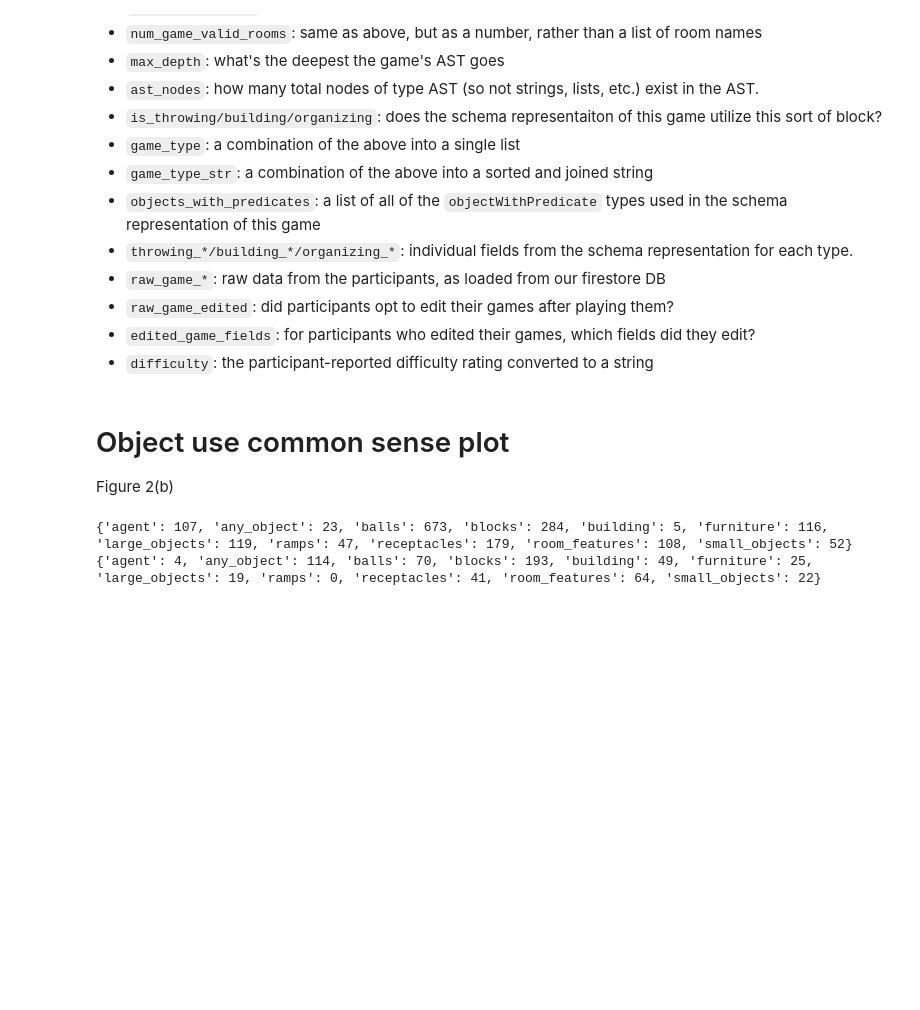
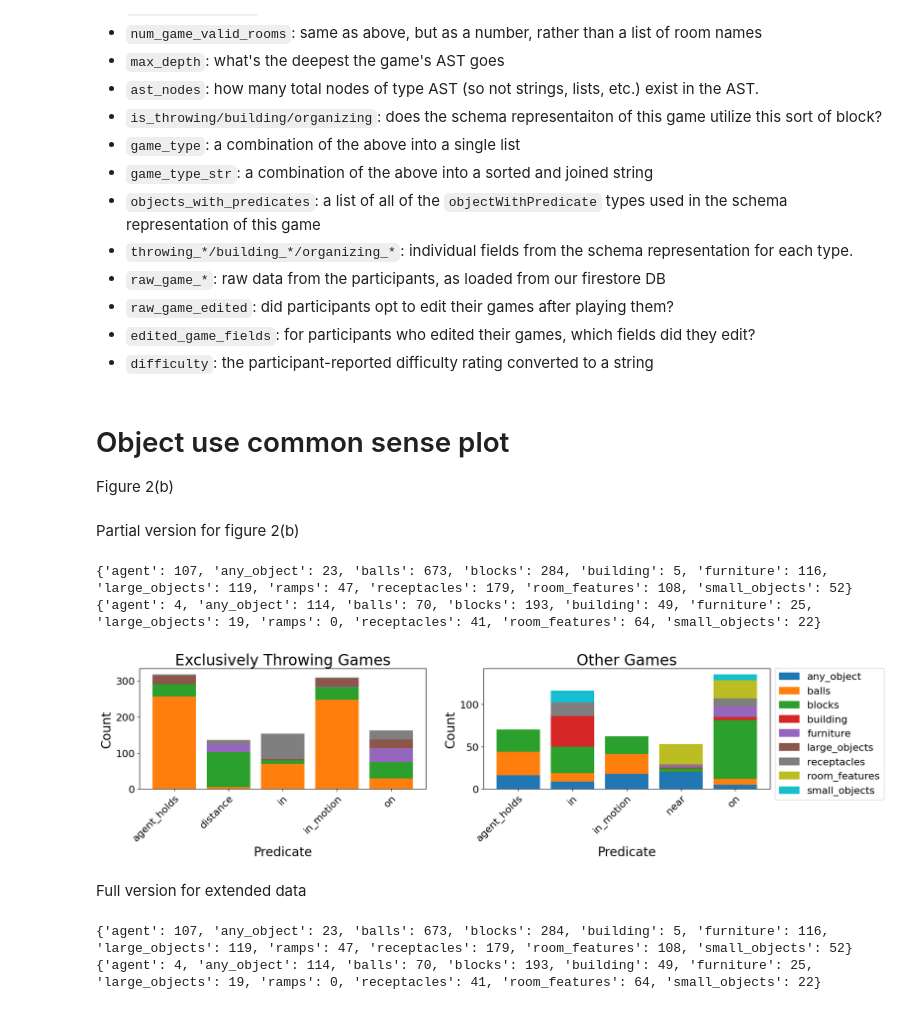
Before and after one commit to guydav/goals-as-reward-producing-programs, a Jupyter notebook: reproduction_notebooks/behavioral_analyses.ipynb, the cells around one changed output. Saved outputs shown, nothing was run; the diff lists cells and outputs as text; code cells hidden in the pictures; blank space fills up the shorter version.

```diff
--- a/reproduction_notebooks/behavioral_analyses.ipynb
+++ b/reproduction_notebooks/behavioral_analyses.ipynb
@@ -534,6 +534,7 @@ def single_ax_bar_chart_from_results(results_by_key, *,
     inner_key_order=None, outer_key_order=None, inner_keys_to_skip=None, outer_keys_to_skip=None,
     normalize_columns=False, vertical_bar_labels=False,
     label_join_str=' +\n', color_dict=None, min_column_count_to_plot=None, min_category_count_to_plot=None,
+    legend_entries_to_skip=None,
     save_path=None, print_save_latex=False):
 
     if outer_keys_to_skip is None:
@@ -544,6 +545,9 @@ def single_ax_bar_chart_from_results(results_by_key, *,
 
     if outer_key_order is None:
         outer_key_order = sorted(results_by_key.keys())
+
+    if legend_entries_to_skip is None:
+        legend_entries_to_skip = []
 
     outer_key_order = [key for key in outer_key_order if key not in outer_keys_to_skip]
 
@@ -611,6 +615,7 @@ def single_ax_bar_chart_from_results(results_by_key, *,
             legend_handles = [
                 mpl.patches.Patch(color=color_dict[outer_key], edgecolor=color_dict[outer_key], label=outer_key)
                 for outer_key in color_dict.keys()
+                if outer_key not in legend_entries_to_skip
             ]
             ax.legend(handles=legend_handles, bbox_to_anchor=legend_bbox_to_anchor, loc=legend_loc, prop=dict(size=ax_tick_fontsize))
 
@@ -845,6 +850,65 @@ MINIMAL_OBJECT_CATEGORY_TO_COLOR = {
     obj_category: minimal_object_colormap(i - 1) if i > 0 else (0, 0, 0, 1)
     for i, obj_category in enumerate(MINIMAL_CATEGORIES)
 }
+# %% [markdown]
+Partial version for figure 2(b)
+# %%
+fig, (left_ax, right_ax) = plt.subplots(1, 2, figsize=(18, 4))
+fig.subplots_adjust(top=0.775)
+
+# throwing_row_selector = stats_df.is_throwing
+throwing_row_selector = stats_df.game_type_str == 'throwing'
+
+category_to_predicate_results_throwing = combine_nested_dict_results(stats_df.loc[throwing_row_selector, :], 'category_to_pred_counts')
+category_to_predicate_results_non_throwing = combine_nested_dict_results(stats_df.loc[~throwing_row_selector, :], 'category_to_pred_counts')
+
+font_inc = -4
+
+suptitle_fontsize = 28 + font_inc
+ax_label_fontsize = 24 + font_inc
+ax_tick_fontsize = 20 + font_inc
+
+
+single_ax_bar_chart_from_results(
+    category_to_predicate_results_throwing, title='Exclusively Throwing Games',
+    xlabel='Predicate', ax=left_ax,
+    vertical_bar_labels=45, label_join_str='_\n',
+    color_dict=MINIMAL_OBJECT_CATEGORY_TO_COLOR,
+    show_legend=False,
+    min_column_count_to_plot=80, min_category_count_to_plot=110,
+    ax_label_fontsize=ax_label_fontsize, ax_tick_fontsize=ax_tick_fontsize,
+    outer_key_order=sorted(MINIMAL_CATEGORIES),
+    # inner_keys_to_skip=['adjacent_side', 'between'],
+    # save_path='non_throwing_predicate_use_by_object_category.png'
+)
+
+
+single_ax_bar_chart_from_results(
+    category_to_predicate_results_non_throwing, title='Other Games',
+    xlabel='Predicate', ax=right_ax,
+    vertical_bar_labels=45, label_join_str='_\n',
+    legend_bbox_to_anchor=(1.0, 0.4575), legend_loc='center left', legend_from_color_dict_entries=True,
+    color_dict=MINIMAL_OBJECT_CATEGORY_TO_COLOR,
+    min_column_count_to_plot=30, min_category_count_to_plot=20,
+    ax_label_fontsize=ax_label_fontsize, ax_tick_fontsize=ax_tick_fontsize,
+    outer_key_order=sorted(MINIMAL_CATEGORIES),
+    legend_entries_to_skip=['agent', 'ramps'],
+    # inner_keys_to_skip=['adjacent_side', 'between'],
+    # save_path='throwing_only_predicate_use_by_object_category.png'
+)
+
+# plt.suptitle('Predicate Use by Object Category', fontsize=suptitle_fontsize)
+fig.align_labels()
+# save_plot('side_by_side_predicate_use_by_object_category_vertical_labels_shorter_smaller.pdf')
+save_plot('game_creation_results_common_sense_partial.pdf')
+
+plt.show()
+# %% [output]
+{'agent': 107, 'any_object': 23, 'balls': 673, 'blocks': 284, 'building': 5, 'furniture': 116, 'large_objects': 119, 'ramps': 47, 'receptacles': 179, 'room_features': 108, 'small_objects': 52}
+{'agent': 4, 'any_object': 114, 'balls': 70, 'blocks': 193, 'building': 49, 'furniture': 25, 'large_objects': 19, 'ramps': 0, 'receptacles': 41, 'room_features': 64, 'small_objects': 22}
+[figure, added]
+# %% [markdown]
+Full version for extended data
 # %%
 fig, (left_ax, right_ax) = plt.subplots(1, 2, figsize=(18, 4))
 fig.subplots_adjust(top=0.775)
```
Also changed, not shown: parts of 1 cell of this notebook, 13 other files.
